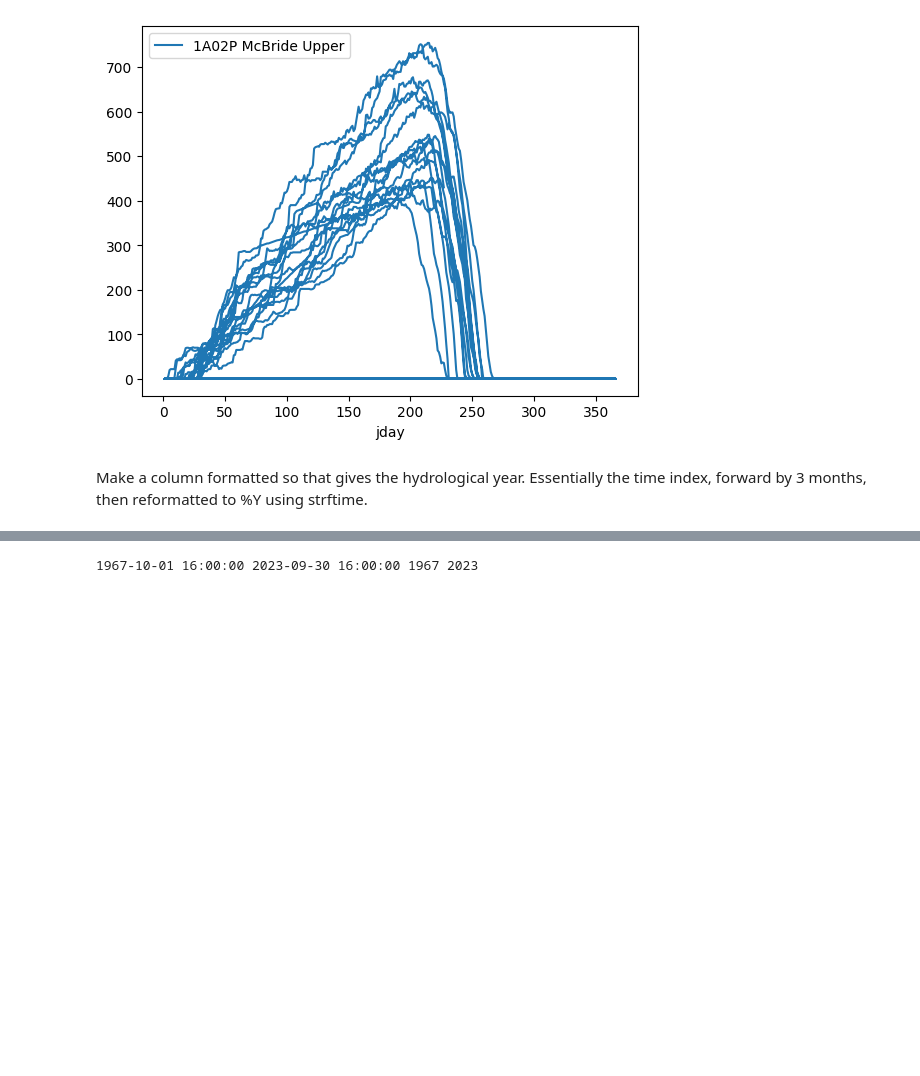
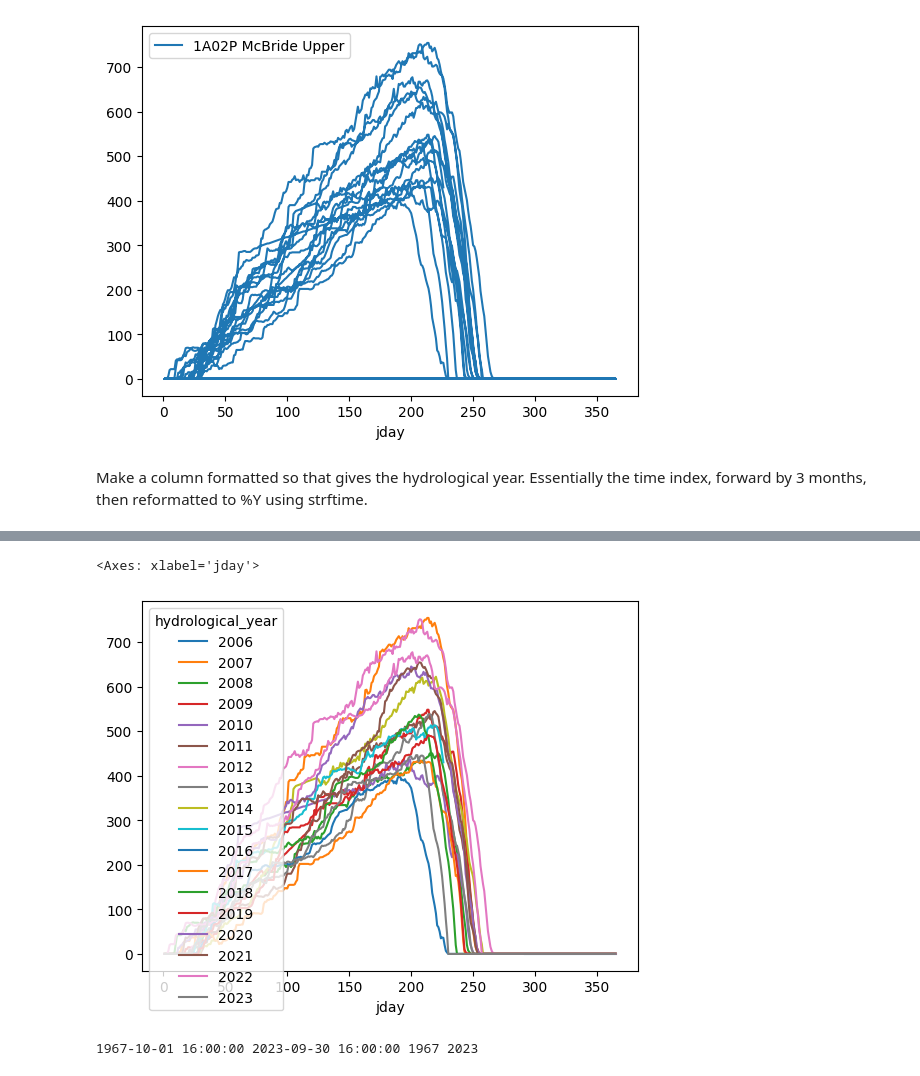
Before and after one commit to faronium/snowapp, a Jupyter notebook: snow.ipynb, the cells around one changed output, grey strips where cells are left out. Saved outputs shown, nothing was run; the diff lists cells and outputs as text; code cells hidden in the pictures; blank space fills up the shorter version.

Commit message:
Pivoted a single-station data frame for the multiyear plot with years as column header and jday as the row.
Signed-off-by: Faron Anslow <faron.anslow@gmail.com>

```diff
--- a/snow.ipynb
+++ b/snow.ipynb
@@ -89,7 +98,7 @@ See the caveats in the documentation: https://pandas.pydata.org/pandas-docs/stab
 df['jday'] = df.index.strftime('%j').astype(int)
 df['jday'] += -273
 #df['jday']
-df['jday'] = df['jday'].mask(df['jday']<1,df['jday']+366)
+df['jday'] = df['jday'].mask(df['jday']<1,df['jday']+365)
 
 df.plot('jday','1A02P McBride Upper')
 # %% [output]
@@ -125 +117,12 @@ df
+# %%
+index = pd.MultiIndex.from_frame(df[['hydrological_year','jday']])
+#df['datetime'] = df.index
+#df.index = df['jday']
+subdf = df[['1A02P McBride Upper','hydrological_year','jday']]
+subdf_pivoted = pd.pivot_table(subdf,index=["jday"],columns="hydrological_year",values="1A02P McBride Upper")
+subdf_pivoted.plot()
+#df['1A02P McBride Upper'].plot()
+# %% [output]
+<Axes: xlabel='jday'>
+[figure, added]
 # %%
```
Also changed, not shown: parts of 8 cells of this notebook.
